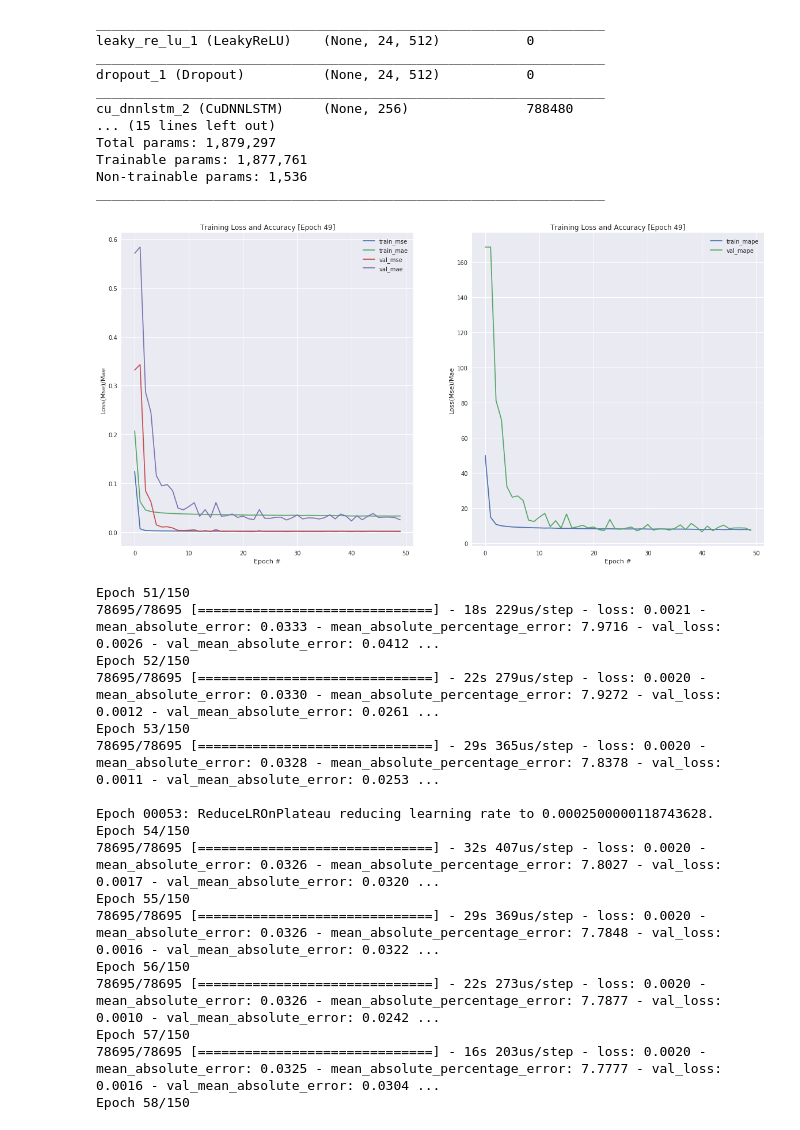
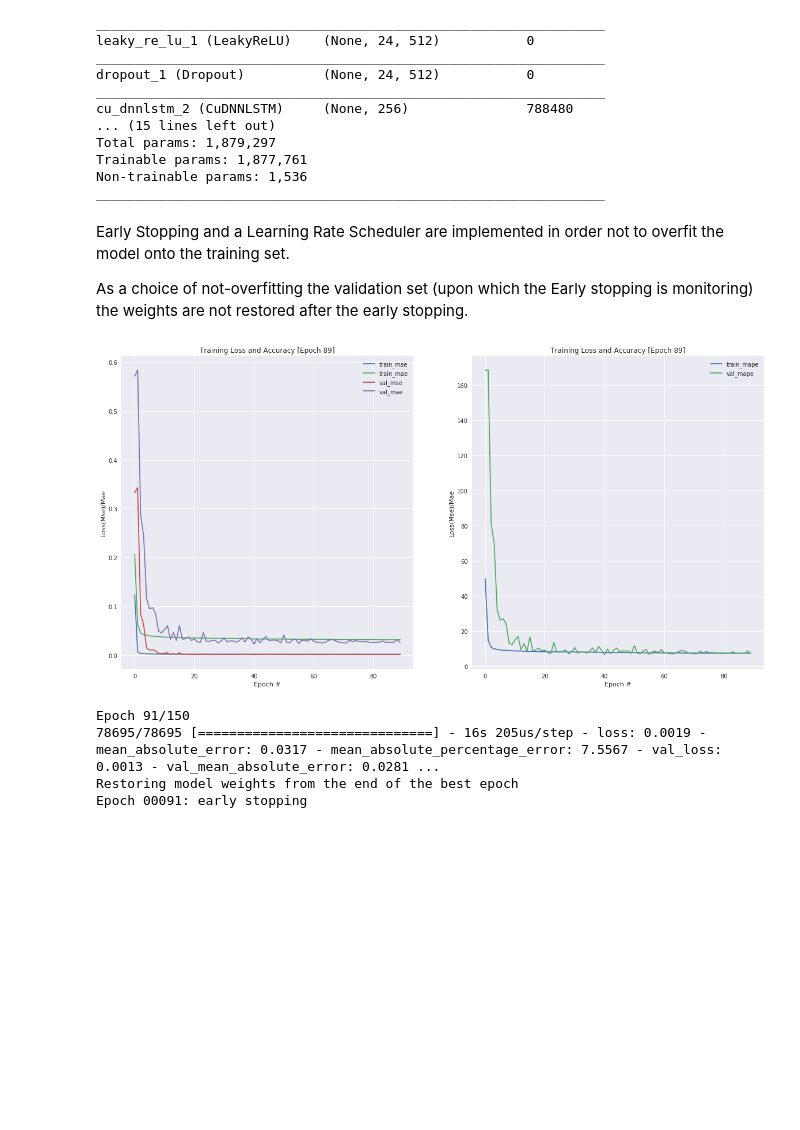
Before and after one commit to faber6911/venice-is-drowning, a Jupyter notebook: scr/venice_lstm_24h_ahead.ipynb, the cells around one changed output. Cells and saved outputs as stored; diff of their text form; code cells hidden in the pictures; blank space fills up the shorter version.

```diff
--- a/scr/venice_lstm_24h_ahead.ipynb
+++ b/scr/venice_lstm_24h_ahead.ipynb
@@ -107,0 +100,6 @@ target_series[:-23].shape, series[:-23].shape
+# %%
+split_index = -7*24 #one week split
+
+train_generator = TimeseriesGenerator(series, target_series, start_index=0, end_index=len(series) + 2*split_index-1, length=n_input, batch_size=1)
+val_generator = TimeseriesGenerator(series, target_series, start_index=len(series) + 2*split_index-n_input, end_index=len(series)+split_index-1, length=n_input, batch_size=1)
+test_generator = TimeseriesGenerator(series, target_series, start_index=len(series) + split_index -n_input, end_index=len(series)-1, length=n_input, batch_size=1)
@@ -107,0 +108,9 @@ target_series[:-23].shape, series[:-23].shape
+# %%
+for it, (train, test) in enumerate(train_generator):
+    #print(it)
+    if it == len(train_generator)-1:
+        print(it)
+        print(train, test)
+for train, test in val_generator:
+    print(train, test)
+    break
@@ -107,0 +135,9 @@ target_series[:-23].shape, series[:-23].shape
+# %%
+for it, (train, test) in enumerate(val_generator):
+    #print(it)
+    if it == len(val_generator)-1:
+        print(it)
+        print(train, test)
+for train, test in test_generator:
+    print(train, test)
+    break
@@ -107,0 +179,9 @@ target_series[:-23].shape, series[:-23].shape
+# %%
+train_list = []
+test_list = []
+for train,test in val_generator:
+    train_list.append(train)
+    test_list.append(test)
+val_input = np.concatenate(train_list, axis = 0)
+val_targets = np.concatenate(test_list, axis = 0)
+val_input.shape, val_targets.shape
@@ -231,49 +311,40 @@ Total params: 1,879,297
 Trainable params: 1,877,761
 Non-trainable params: 1,536
 _________________________________________________________________
+# %% [markdown]
+Early Stopping and a Learning Rate Scheduler are implemented in order not to overfit the model onto the training set.
+
+As a choice of not-overfitting the validation set (upon which the Early stopping is monitoring) the weights are not restored after the early stopping.
 # %%
 from keras.callbacks import EarlyStopping, ReduceLROnPlateau
 from myutils import TrainingPlot
 
 
 plot_losses = TrainingPlot()
-es = EarlyStopping(monitor = "val_loss", patience = 50, restore_best_weights = True, verbose = 1)
+es = EarlyStopping(monitor = "val_loss", patience = 20, restore_best_weights = False, verbose = 1)
 rl = ReduceLROnPlateau(monitor = "val_loss", patience = 10, cooldown=5, factor=0.5, verbose = 1)
 
 # fit model
 history = mmodel.fit(
     train_input, train_targets,
     epochs=cfg.epochs,
     batch_size = cfg.batch_size,
 
     verbose=1,
 
     #validation_data=ttest_generator,
     #validation_steps = 6,
-    validation_data = (val_train, val_test),
+    validation_data = (val_input, val_targets),
 
     callbacks=[plot_losses,
               es, rl,
               wb(log_gradients=False, log_weights=False)
               ]
 )
 # %% [output]
-[figure, old version]
+[figure, new version]
-Epoch 51/150
-78695/78695 [==============================] - 18s 229us/step - loss: 0.0021 - mean_absolute_error: 0.0333 - mean_absolute_percentage_error: 7.9716 - val_loss: 0.0026 - val_mean_absolute_error: 0.0412 ...
-Epoch 52/150
-78695/78695 [==============================] - 22s 279us/step - loss: 0.0020 - mean_absolute_error: 0.0330 - mean_absolute_percentage_error: 7.9272 - val_loss: 0.0012 - val_mean_absolute_error: 0.0261 ...
-Epoch 53/150
-78695/78695 [==============================] - 29s 365us/step - loss: 0.0020 - mean_absolute_error: 0.0328 - mean_absolute_percentage_error: 7.8378 - val_loss: 0.0011 - val_mean_absolute_error: 0.0253 ...
-
-Epoch 00053: ReduceLROnPlateau reducing learning rate to 0.0002500000118743628.
-Epoch 54/150
-78695/78695 [==============================] - 32s 407us/step - loss: 0.0020 - mean_absolute_error: 0.0326 - mean_absolute_percentage_error: 7.8027 - val_loss: 0.0017 - val_mean_absolute_error: 0.0320 ...
-Epoch 55/150
-78695/78695 [==============================] - 29s 369us/step - loss: 0.0020 - mean_absolute_error: 0.0326 - mean_absolute_percentage_error: 7.7848 - val_loss: 0.0016 - val_mean_absolute_error: 0.0322 ...
-Epoch 56/150
-78695/78695 [==============================] - 22s 273us/step - loss: 0.0020 - mean_absolute_error: 0.0326 - mean_absolute_percentage_error: 7.7877 - val_loss: 0.0010 - val_mean_absolute_error: 0.0242 ...
-Epoch 57/150
-78695/78695 [==============================] - 16s 203us/step - loss: 0.0020 - mean_absolute_error: 0.0325 - mean_absolute_percentage_error: 7.7777 - val_loss: 0.0016 - val_mean_absolute_error: 0.0304 ...
-Epoch 58/150
+Epoch 91/150
+78695/78695 [==============================] - 16s 205us/step - loss: 0.0019 - mean_absolute_error: 0.0317 - mean_absolute_percentage_error: 7.5567 - val_loss: 0.0013 - val_mean_absolute_error: 0.0281 ...
+Restoring model weights from the end of the best epoch
+Epoch 00091: early stopping
 # %%
```
Also changed, not shown: parts of 55 cells of this notebook, 4 other files.
